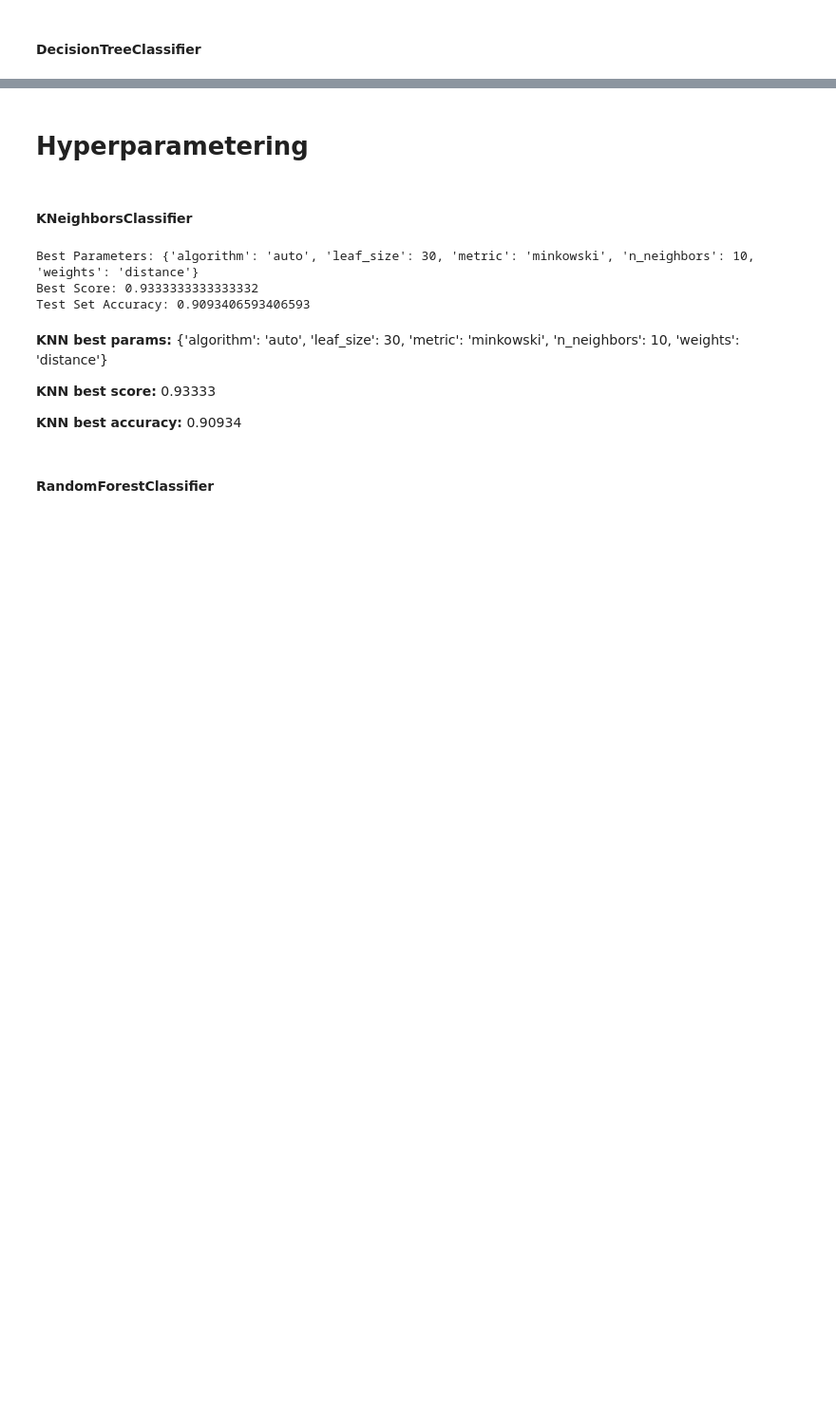
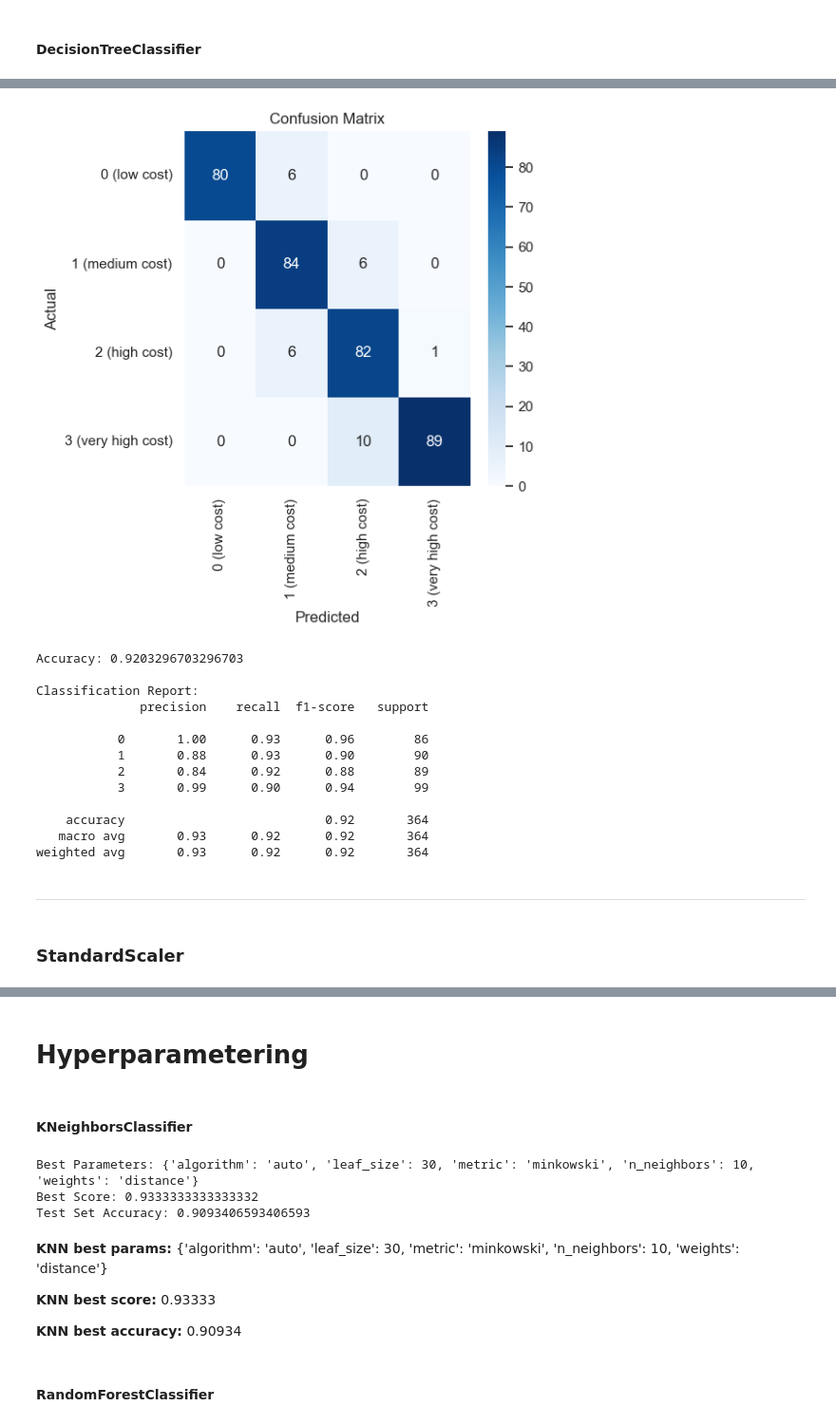
Before and after one commit to MarkkusKoddala/MobilePriceClassification, a Jupyter notebook: mobilepricepredictor.ipynb, the cells around one changed output, grey strips where cells are left out. Shown at 95% size. Cells and saved outputs as stored; diff of their text form; code cells hidden in the pictures; blank space fills up the shorter version.

```diff
--- a/mobilepricepredictor.ipynb
+++ b/mobilepricepredictor.ipynb
@@ -497,0 +478,26 @@ weighted avg       0.82      0.82      0.82       364
+# %%
+logistic_regression = LogisticRegression()
+logistic_regression.fit(X_train_MinMaxScaled, y_train)
+
+y_pred = logistic_regression.predict(X_test_MinMaxScaled)
+
+plot_confusion_matrix_with_report(y_pred, y_test)
+# %% [output]
+[figure, added]
+Accuracy: 0.9203296703296703
+
+Classification Report:
+              precision    recall  f1-score   support
+
+           0       1.00      0.93      0.96        86
+           1       0.88      0.93      0.90        90
+           2       0.84      0.92      0.88        89
+           3       0.99      0.90      0.94        99
+
+    accuracy                           0.92       364
+   macro avg       0.93      0.92      0.92       364
+weighted avg       0.93      0.92      0.92       364
+# %% [markdown]
+___________________________________________________________________________________________________________________________________________________________________________________________________
+# %% [markdown]
+<h3>StandardScaler </h3>
```
Also changed, not shown: parts of 36 cells of this notebook.
